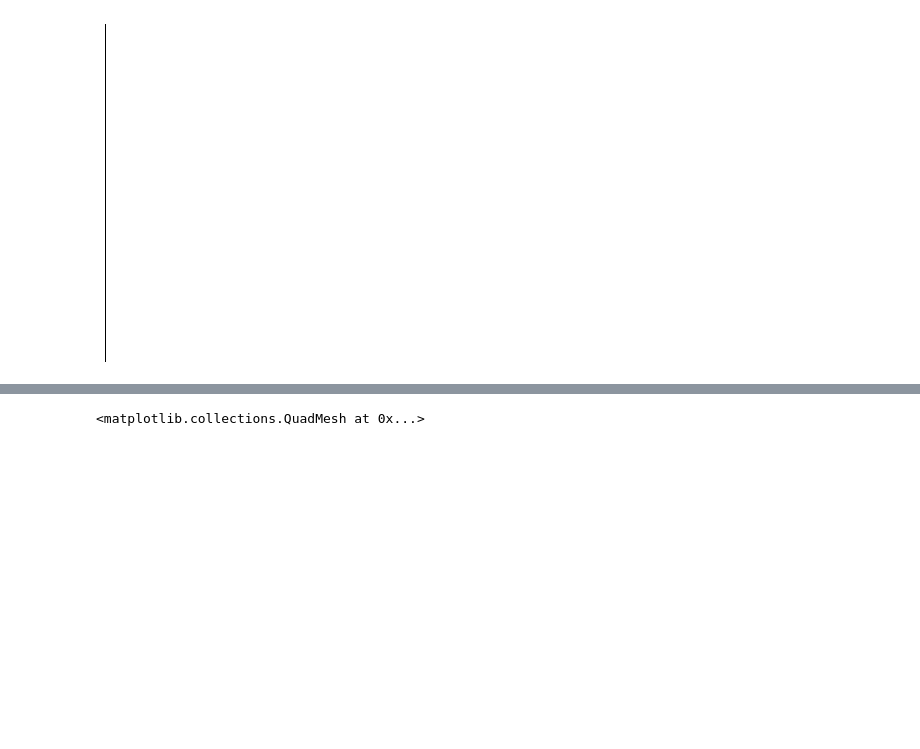
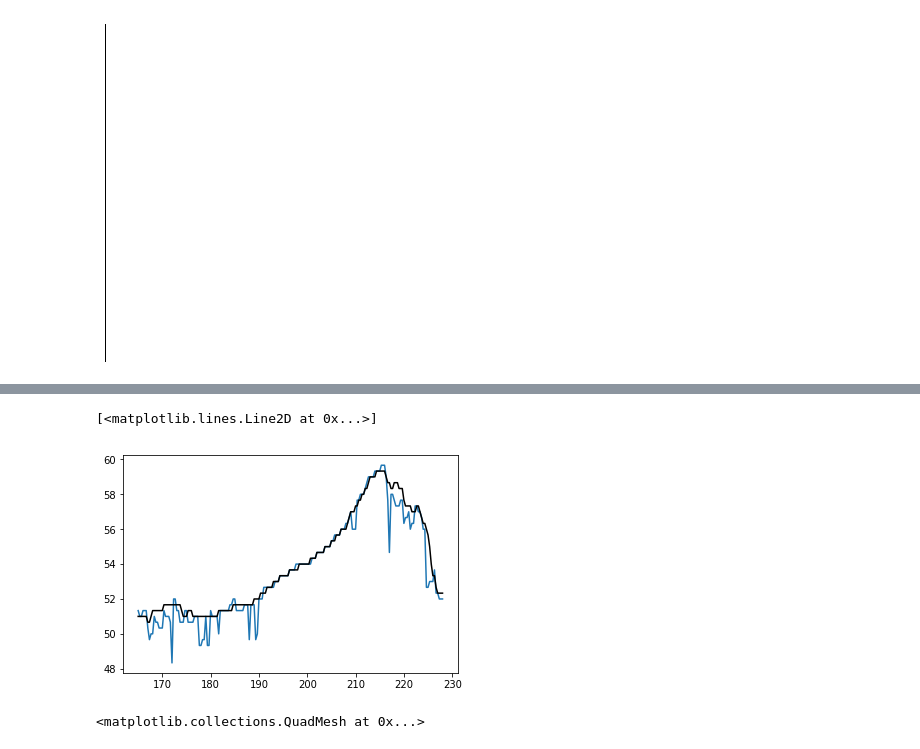
Before and after one commit to cgentemann/Biophysical, a Jupyter notebook: explore_oscar_current_data.ipynb, the cells around one changed output, grey strips where cells are left out. Drawn from its saved outputs; the diff is of its cells as text; code cells hidden in the pictures; blank space fills up the shorter version.

```diff
--- a/explore_oscar_current_data.ipynb
+++ b/explore_oscar_current_data.ipynb
@@ -267,3 +472,11 @@ plt.savefig('F:/data/NASA_biophysical/telecon_figs/max_curr_distance_from_mean.p
+# %%
+for i in range(85,86):
+    plt.plot(ds_curr.lon,ds_curr.curr_lat[i,:])
+ax.coastlines
+plt.plot(ds_curr.lon,ds_curr.curr_clim_lat[0,:],color='k')
+# %% [output]
+[<matplotlib.lines.Line2D at 0x...>]
+[figure, added]
 # %%
 i=100
 np.sign(ds_subset.lat[curr_max_location[i]].data-ds_subset.lat[curr_max_location_time[t,i]].data)
```
Also changed, not shown: parts of 20 cells of this notebook, 1 other file.
